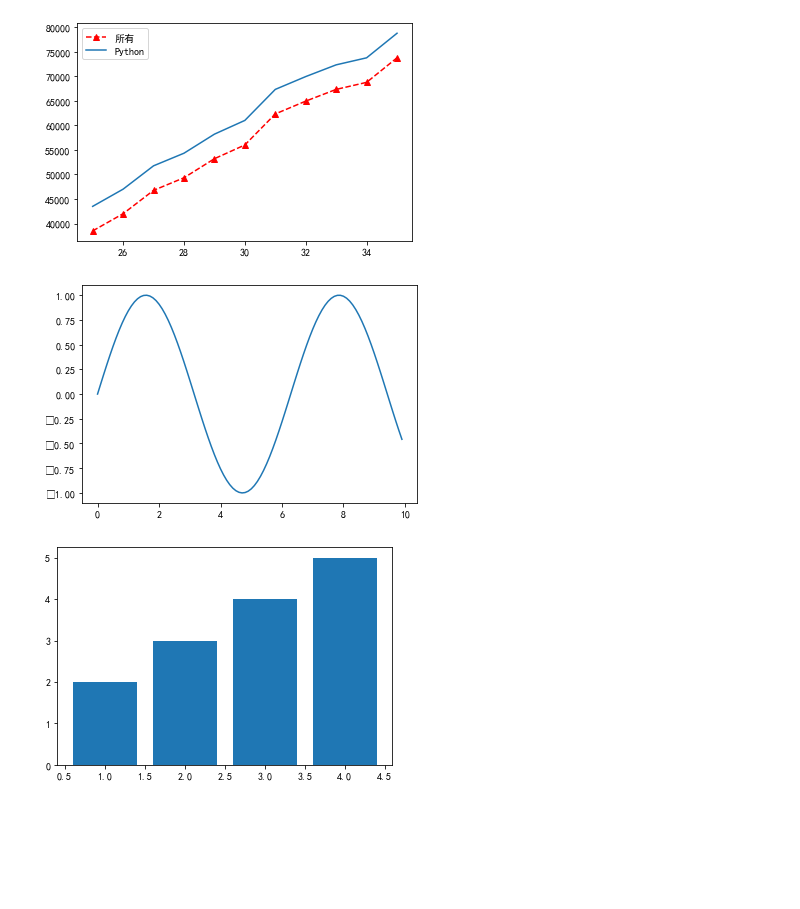
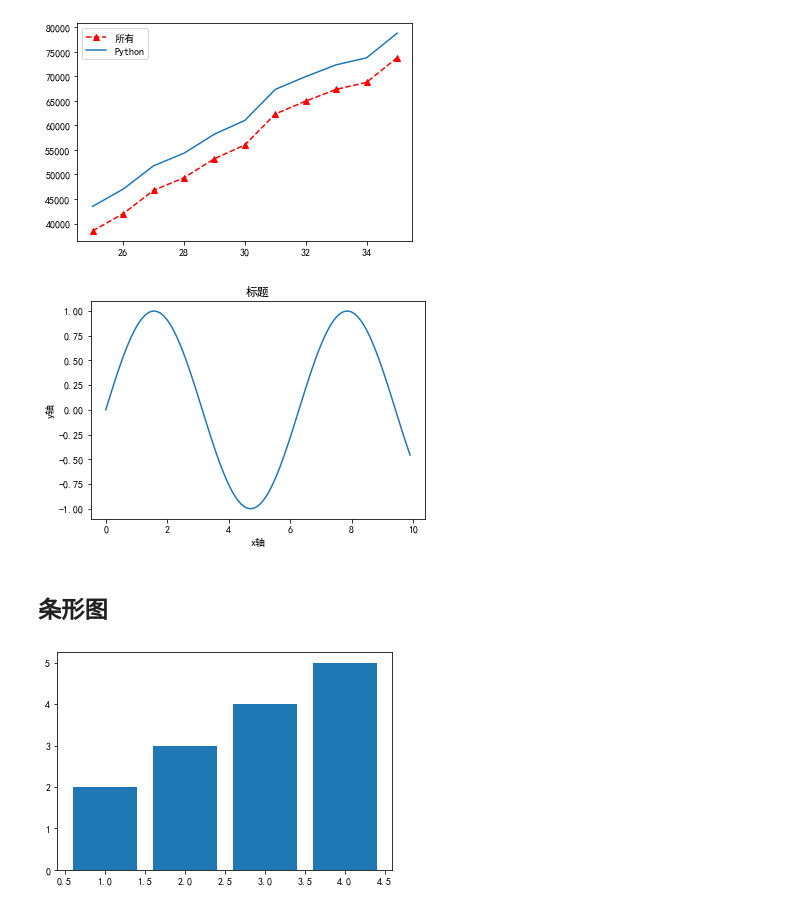
Before and after one commit to vleity/blog, a Jupyter notebook: notebook/matplotlib笔记.ipynb, the cells around one changed output. Drawn from its saved outputs; the diff is of its cells as text; code cells hidden in the pictures; blank space fills up the shorter version.

```diff
--- a/notebook/matplotlib笔记.ipynb
+++ b/notebook/matplotlib笔记.ipynb
@@ -6,6 +8,7 @@ x = [1,2,3,4]
 y = [1,2,3,4]
 
 plt.rcParams['font.sans-serif'] = ['SimHei']
+plt.rcParams['axes.unicode_minus'] = False
 plt.plot(x,y,marker='.',markersize=10,color='r',linewidth=3)
 plt.title('标题')
 plt.xlabel('x轴')
@@ -27,14 +30,20 @@ plt.show()
 # %%
 import math
 
 x = list(np.arange(0.0,10.0,0.1))
 y = list(map(lambda x:math.sin(x),x))
 plt.rcParams['font.sans-serif'] = ['SimHei']
+plt.rcParams['axes.unicode_minus'] = False
 plt.plot(x,y)
+plt.title('标题')
+plt.xlabel('x轴')
+plt.ylabel('y轴')
 plt.style.use('fast')
 plt.show()
 # %% [output]
-[figure, old version]
+[figure, new version]
+# %% [markdown]
+## 条形图
 # %%
 import matplotlib.pyplot as plt
 import numpy as np
```
Also changed, not shown: parts of 2 cells of this notebook, 16 other files.
